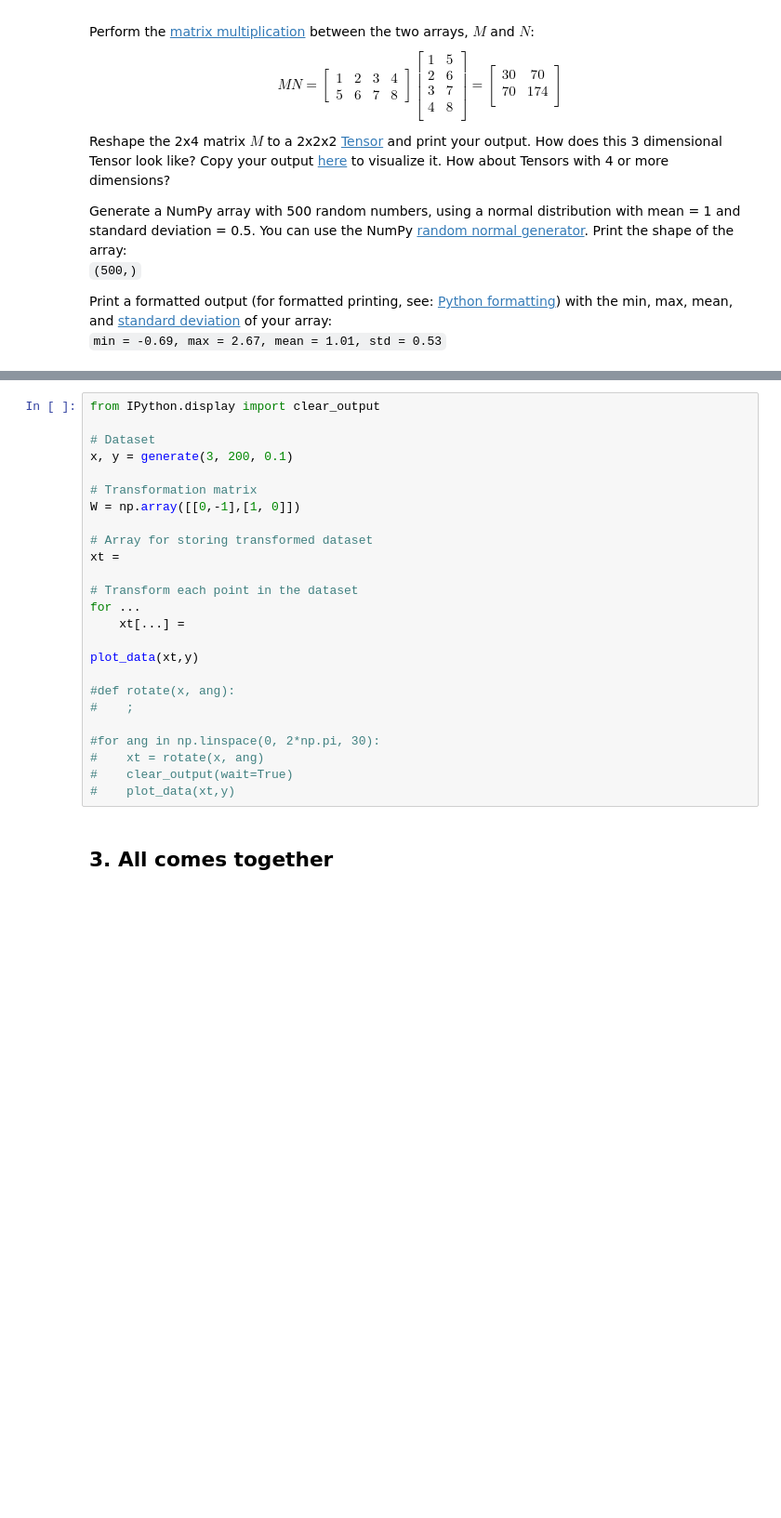
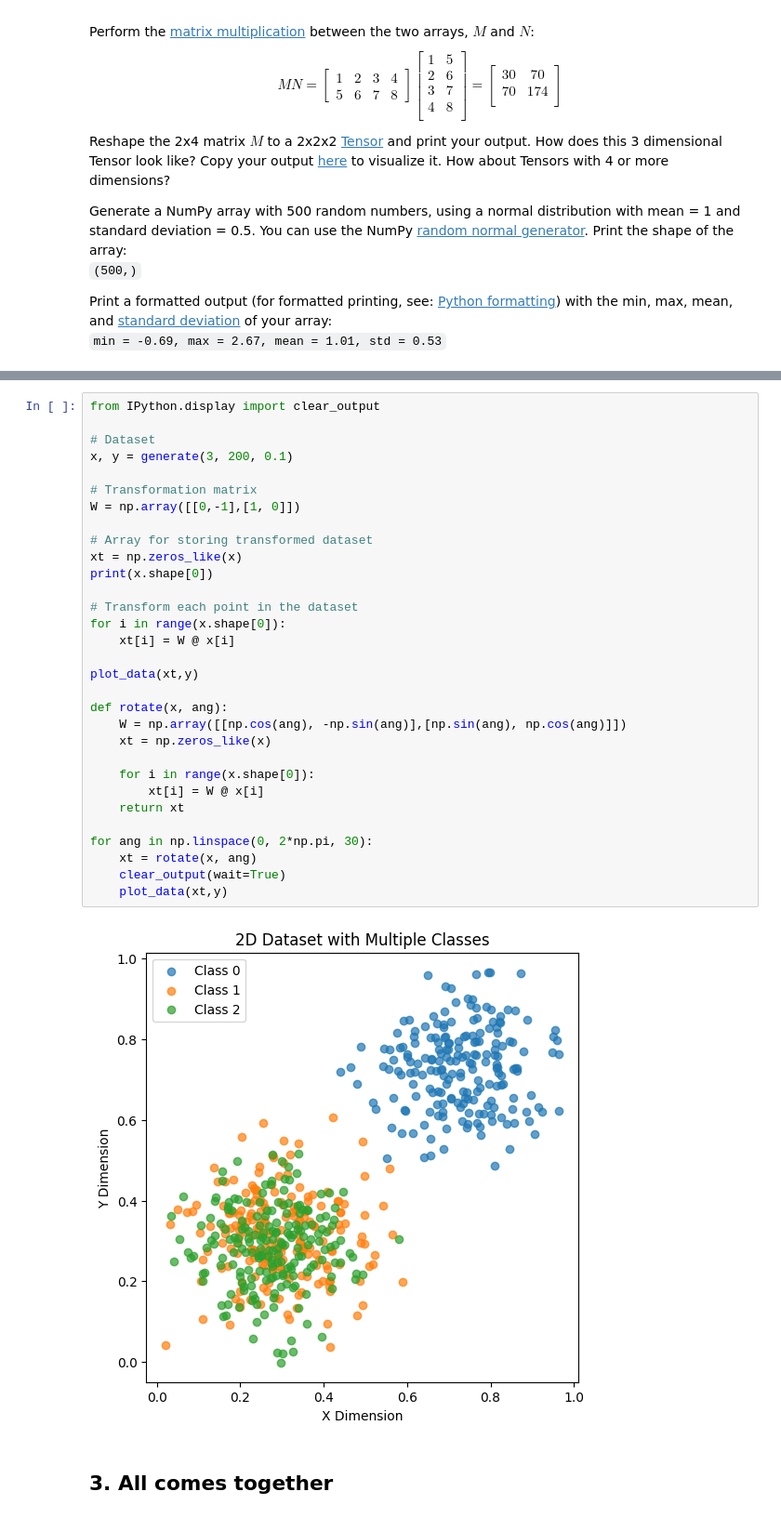
Before and after one commit to RavidElisabeth/TNM112, a Jupyter notebook: Lab0/lab00.ipynb, the cells around one changed output, grey strips where cells are left out. Shown at 93% size. Drawn from its saved outputs; the diff is of its cells as text; blank space fills up the shorter version.

```diff
--- a/Lab0/lab00.ipynb
+++ b/Lab0/lab00.ipynb
@@ -275,28 +391,36 @@ Define a function, `rotate(x, ang)`, for rotating the dataset. In the function,
 # %%
 from IPython.display import clear_output
 
 # Dataset
 x, y = generate(3, 200, 0.1)
 
 # Transformation matrix
 W = np.array([[0,-1],[1, 0]])
 
 # Array for storing transformed dataset
-xt =
+xt = np.zeros_like(x)
+print(x.shape[0])
 
 # Transform each point in the dataset
-for ...
-    xt[...] =
+for i in range(x.shape[0]):
+    xt[i] = W @ x[i]
 
 plot_data(xt,y)
 
-#def rotate(x, ang):
-#    ;
+def rotate(x, ang):
+    W = np.array([[np.cos(ang), -np.sin(ang)],[np.sin(ang), np.cos(ang)]])
+    xt = np.zeros_like(x)
 
-#for ang in np.linspace(0, 2*np.pi, 30):
-#    xt = rotate(x, ang)
-#    clear_output(wait=True)
-#    plot_data(xt,y)
+    for i in range(x.shape[0]):
+        xt[i] = W @ x[i]
+    return xt
+
+for ang in np.linspace(0, 2*np.pi, 30):
+    xt = rotate(x, ang)
+    clear_output(wait=True)
+    plot_data(xt,y)
+# %% [output]
+[figure, added]
 # %% [markdown]
 ## 3. All comes together
 # %% [markdown]
```
Also changed, not shown: parts of 9 cells of this notebook, 3 other files.
